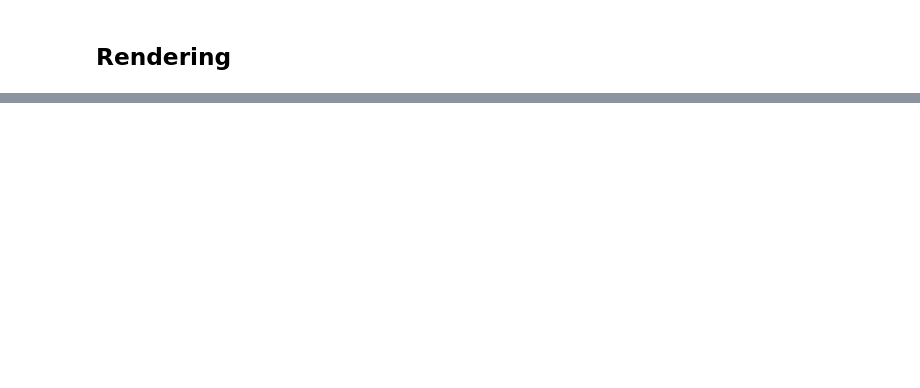
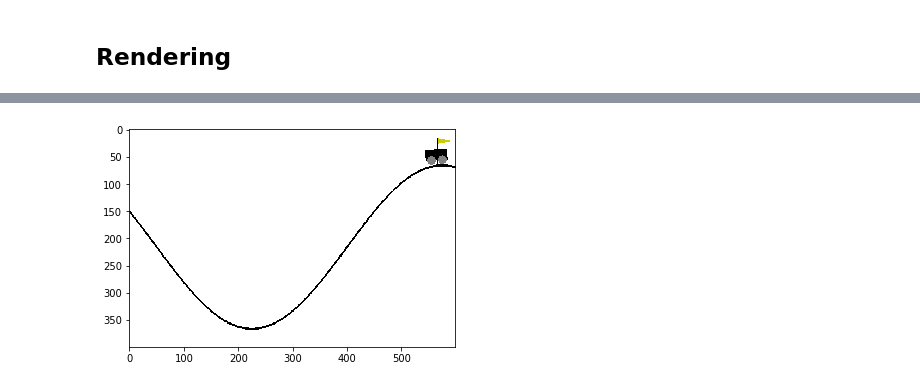
Before and after one commit to gomyk/NNStudy, a Jupyter notebook: [RL][DDPG][MW] MountainCar-v0 .ipynb, the cells around one changed output, grey strips where cells are left out. Saved outputs shown, nothing was run; the diff lists cells and outputs as text; code cells hidden in the pictures; blank space fills up the shorter version.

```diff
--- a/[RL][DDPG][MW] MountainCar-v0 .ipynb
+++ b/[RL][DDPG][MW] MountainCar-v0 .ipynb
@@ -197,7 +197,7 @@ TARGET_UPDATE = 10
 ACTOR_LR = 0.001
 CRITIC_LR = 0.001
 MEMORY_SIZE = 10000
-EPISODE_SIZE = 2000
+EPISODE_SIZE = 500
 TAU = 0.005
 ou_noise_theta = 1.0
 ou_noise_sigma = 0.1
@@ -396,24 +422,21 @@ success
 # %%
 # Imports specifically so we can render outputs in Colab.
-!pip install JSAnimation
-from matplotlib import animation
-from JSAnimation.IPython_display import display_animation
-from IPython.display import display
-
-
-def display_frames_as_gif(frames):
+fig = plt.figure()
+def display_frames_as_gif(frame):
     """Displays a list of frames as a gif, with controls."""
-    patch = plt.imshow(frames[0])
-    plt.axis('off')
-
+    patch = plt.imshow(frame[0].astype(int))
     def animate(i):
-        patch.set_data(frames[i])
+        patch.set_data(frame[i].astype(int))
 
     anim = animation.FuncAnimation(
-        plt.gcf(), animate, frames = len(frames), interval=50
+        fig, animate, frames=len(frames), interval=30, blit=False
     )
-    display(display_animation(anim, default_mode='loop'))
-
-
+    #display(display_animation(anim, default_mode='loop'))
+    # Set up formatting for the movie files
+    display(HTML(data=anim.to_html5_video()))
+    #FFwriter = animation.FFMpegWriter()
+    #anim.save('basic_animation.mp4', writer = FFwriter)
+    #show_video()
 # display
 display_frames_as_gif(frames)
+# %% [output]
@@ -419,0 +444 @@ display_frames_as_gif(frames)
+[figure, added]
```
Also changed, not shown: parts of 4 cells of this notebook.
